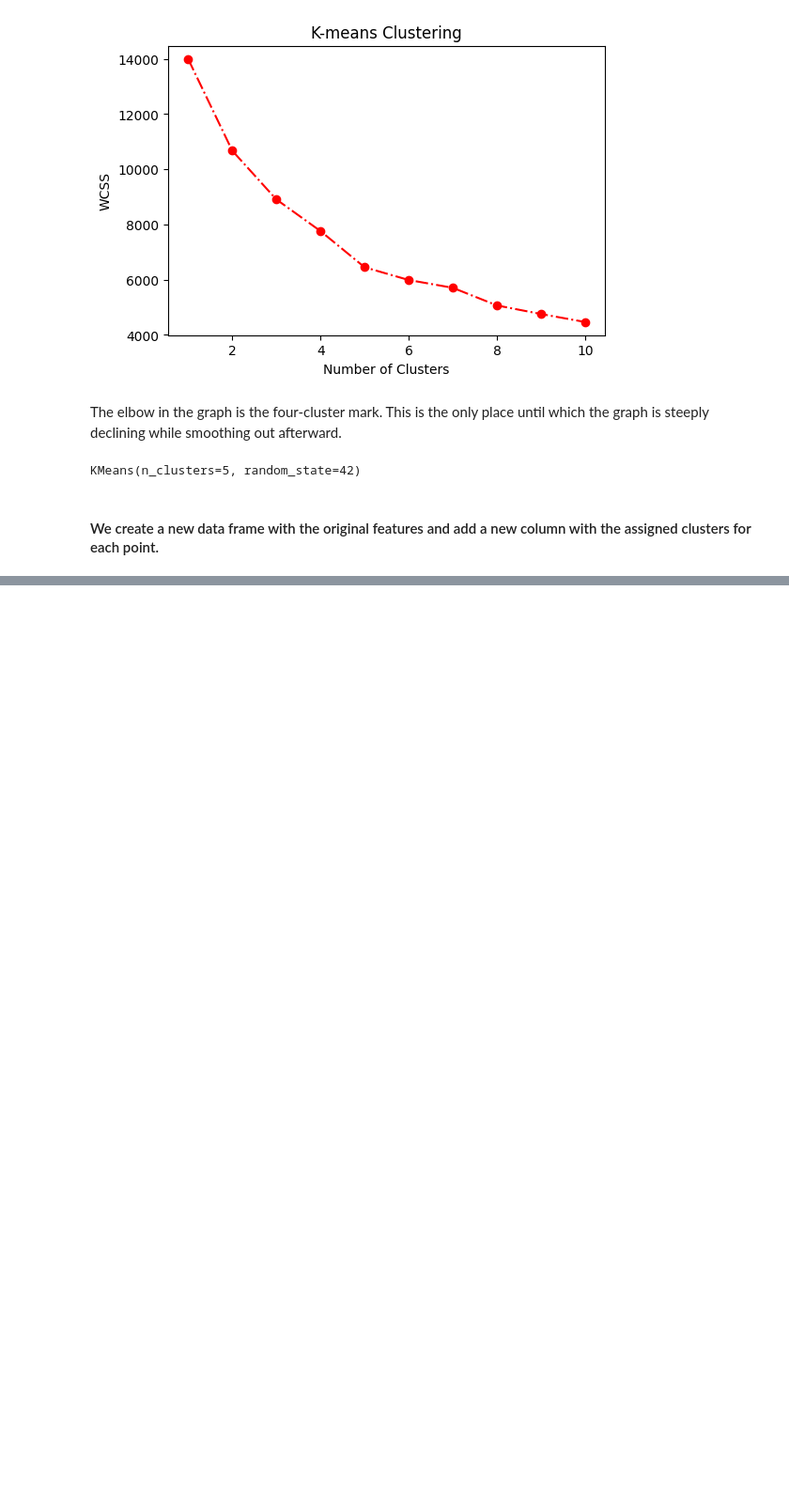
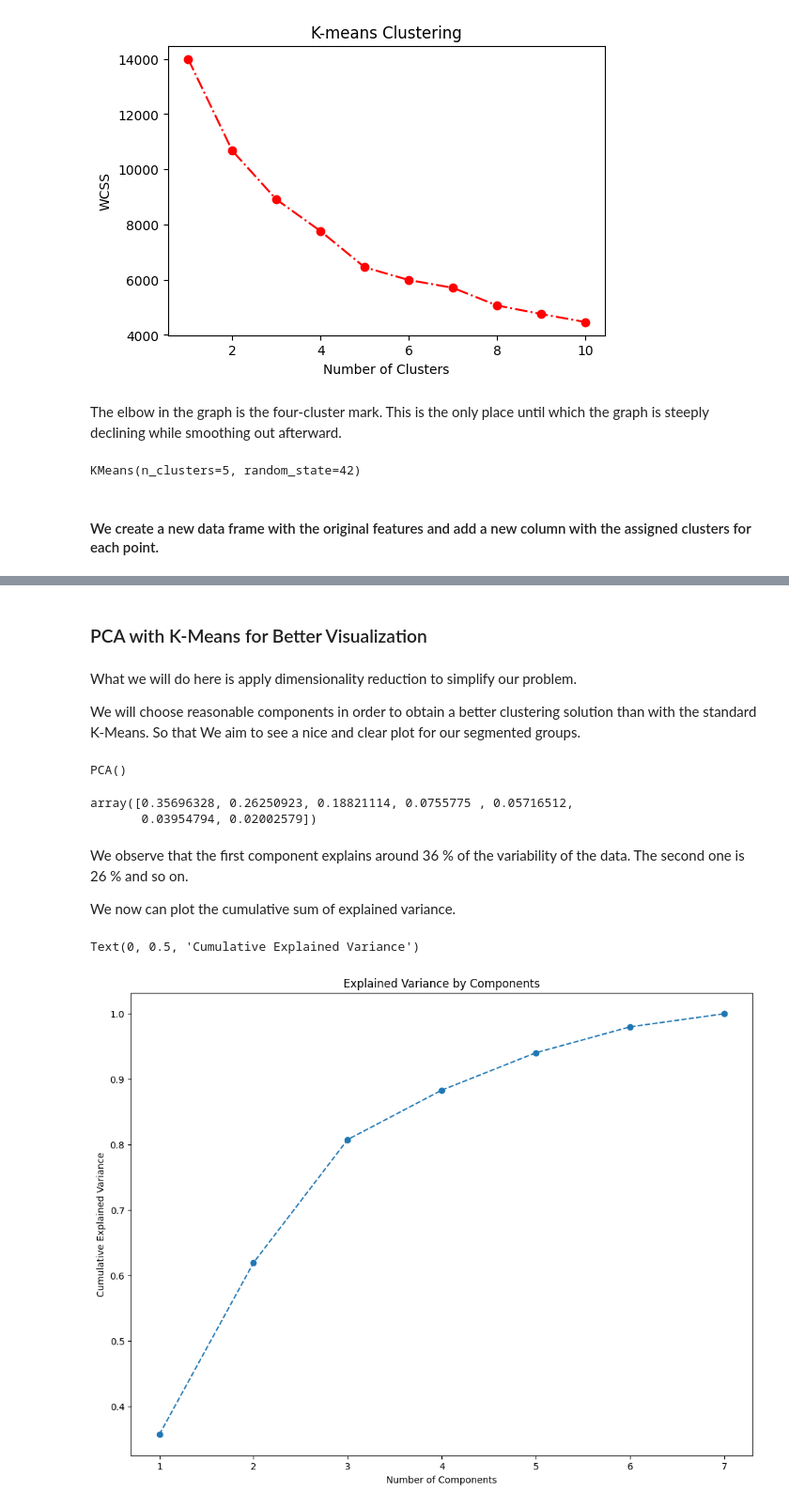
Before and after one commit to bakirmohammed1234/Machine_Learning, a Jupyter notebook: Sklearn_Models_Implementations/KMeans/Customer_Segmentation.ipynb, the cells around one changed output, grey strips where cells are left out. Shown: that part at 94% size. Drawn from its saved outputs; the diff is of its cells as text; code cells hidden in the pictures; blank space fills up the shorter version.

```diff
--- a/Sklearn_Models_Implementations/KMeans/Customer_Segmentation.ipynb
+++ b/Sklearn_Models_Implementations/KMeans/Customer_Segmentation.ipynb
@@ -177,0 +243,31 @@ df_segm_kmeans2.head()
+# %% [markdown]
+### PCA with K-Means for Better Visualization
+# %% [markdown]
+What we will do here is apply dimensionality reduction to simplify our problem.
+
+We will choose reasonable components in order to obtain a better clustering solution than with the standard K-Means. So that We aim to see a nice and clear plot for our segmented groups.
+# %%
+pca = PCA()
+# %%
+
+pca.fit(df_std)
+# %% [output]
+PCA()
+# %%
+pca.explained_variance_ratio_
+# %% [output]
+array([0.35696328, 0.26250923, 0.18821114, 0.0755775 , 0.05716512,
+       0.03954794, 0.02002579])
+# %% [markdown]
+We observe that the first component explains around 36 % of the variability of the data. The second one is 26 % and so on.
+
+We now can plot the cumulative sum of explained variance.
+# %%
+plt.figure(figsize = (12,9))
+plt.plot(range(1,8), pca.explained_variance_ratio_.cumsum(), marker = 'o', linestyle = '--')
+plt.title('Explained Variance by Components')
+plt.xlabel('Number of Components')
+plt.ylabel('Cumulative Explained Variance')
+# %% [output]
+Text(0, 0.5, 'Cumulative Explained Variance')
+[figure, added]
```
Also changed, not shown: parts of 16 cells of this notebook.
